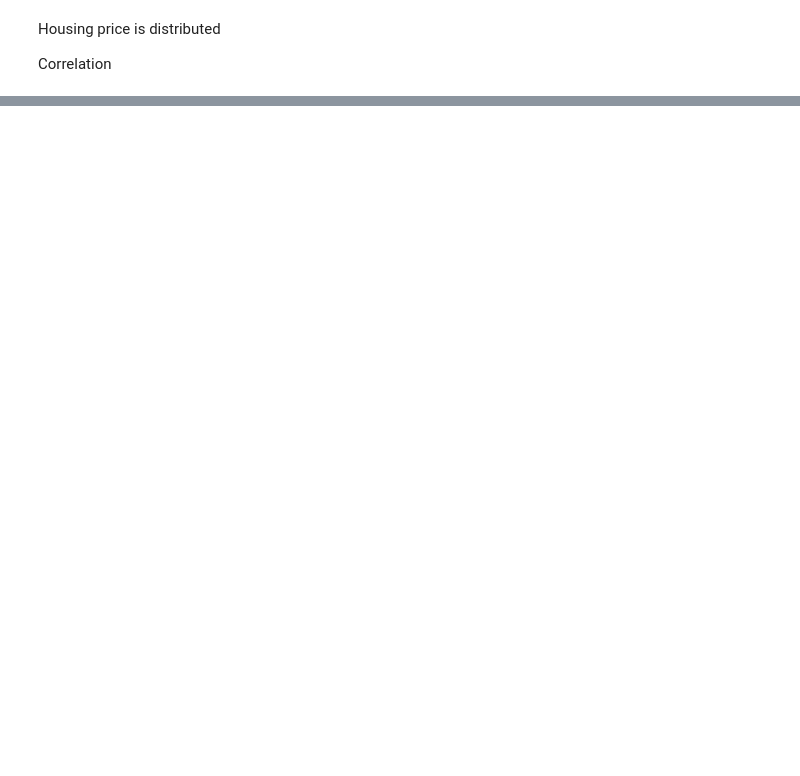
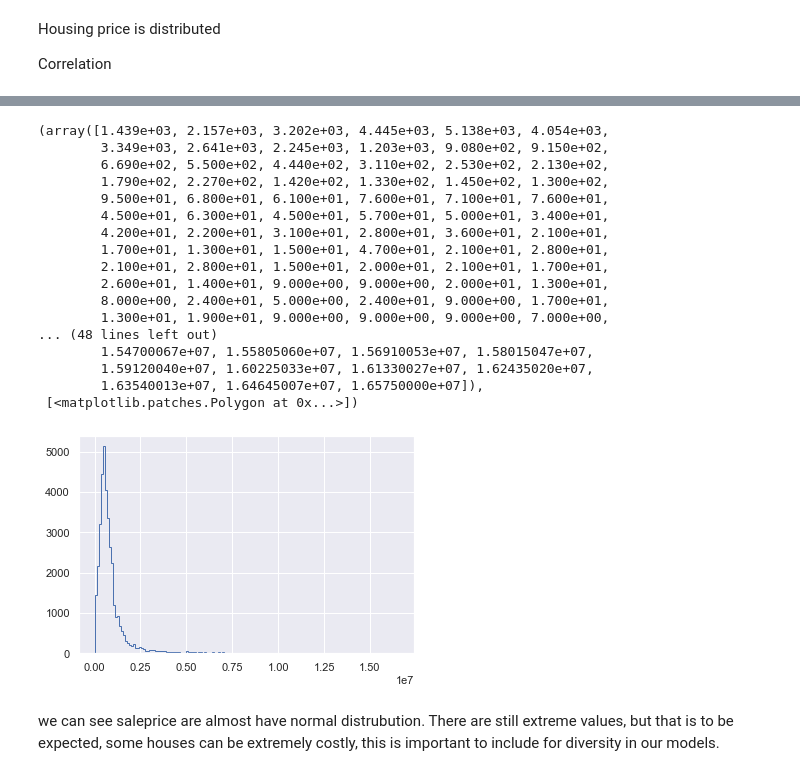
Before and after one commit to snorrealv/machine-learning_284, a Jupyter notebook: group_task/main.ipynb, the cells around one changed output, grey strips where cells are left out. Drawn from its saved outputs; the diff is of its cells as text; code cells hidden in the pictures; blank space fills up the shorter version.

```diff
--- a/group_task/main.ipynb
+++ b/group_task/main.ipynb
@@ -328,0 +489,31 @@ plt.plot(x, y)
+# %%
+new_df = new_df[new_df['SALE PRICE'] > (np.mean(new_df['SALE PRICE'])-
+                                          np.std(new_df['SALE PRICE'],
+                                                 ddof = 1))]
+new_df = new_df[new_df['SALE PRICE'] < np.mean(new_df['SALE PRICE'])+
+                                         np.std(new_df['SALE PRICE'],
+
+                                                ddof = 1)]
+# %%
+plt.hist(new_df['SALE PRICE'], bins = 150 , histtype = 'step' )
+# %% [output]
+(array([1.439e+03, 2.157e+03, 3.202e+03, 4.445e+03, 5.138e+03, 4.054e+03,
+        3.349e+03, 2.641e+03, 2.245e+03, 1.203e+03, 9.080e+02, 9.150e+02,
+        6.690e+02, 5.500e+02, 4.440e+02, 3.110e+02, 2.530e+02, 2.130e+02,
+        1.790e+02, 2.270e+02, 1.420e+02, 1.330e+02, 1.450e+02, 1.300e+02,
+        9.500e+01, 6.800e+01, 6.100e+01, 7.600e+01, 7.100e+01, 7.600e+01,
+        4.500e+01, 6.300e+01, 4.500e+01, 5.700e+01, 5.000e+01, 3.400e+01,
+        4.200e+01, 2.200e+01, 3.100e+01, 2.800e+01, 3.600e+01, 2.100e+01,
+        1.700e+01, 1.300e+01, 1.500e+01, 4.700e+01, 2.100e+01, 2.800e+01,
+        2.100e+01, 2.800e+01, 1.500e+01, 2.000e+01, 2.100e+01, 1.700e+01,
+        2.600e+01, 1.400e+01, 9.000e+00, 9.000e+00, 2.000e+01, 1.300e+01,
+        8.000e+00, 2.400e+01, 5.000e+00, 2.400e+01, 9.000e+00, 1.700e+01,
+        1.300e+01, 1.900e+01, 9.000e+00, 9.000e+00, 9.000e+00, 7.000e+00,
+... (48 lines left out)
+        1.54700067e+07, 1.55805060e+07, 1.56910053e+07, 1.58015047e+07,
+        1.59120040e+07, 1.60225033e+07, 1.61330027e+07, 1.62435020e+07,
+        1.63540013e+07, 1.64645007e+07, 1.65750000e+07]),
+ [<matplotlib.patches.Polygon at 0x...>])
+[figure, added]
+# %% [markdown]
+we can see saleprice are almost have normal distrubution. There are still extreme values, but that is to be expected, some houses can be extremely costly, this is important to include for diversity in our models.
```
Also changed, not shown: parts of 46 cells of this notebook, 1 other file.
